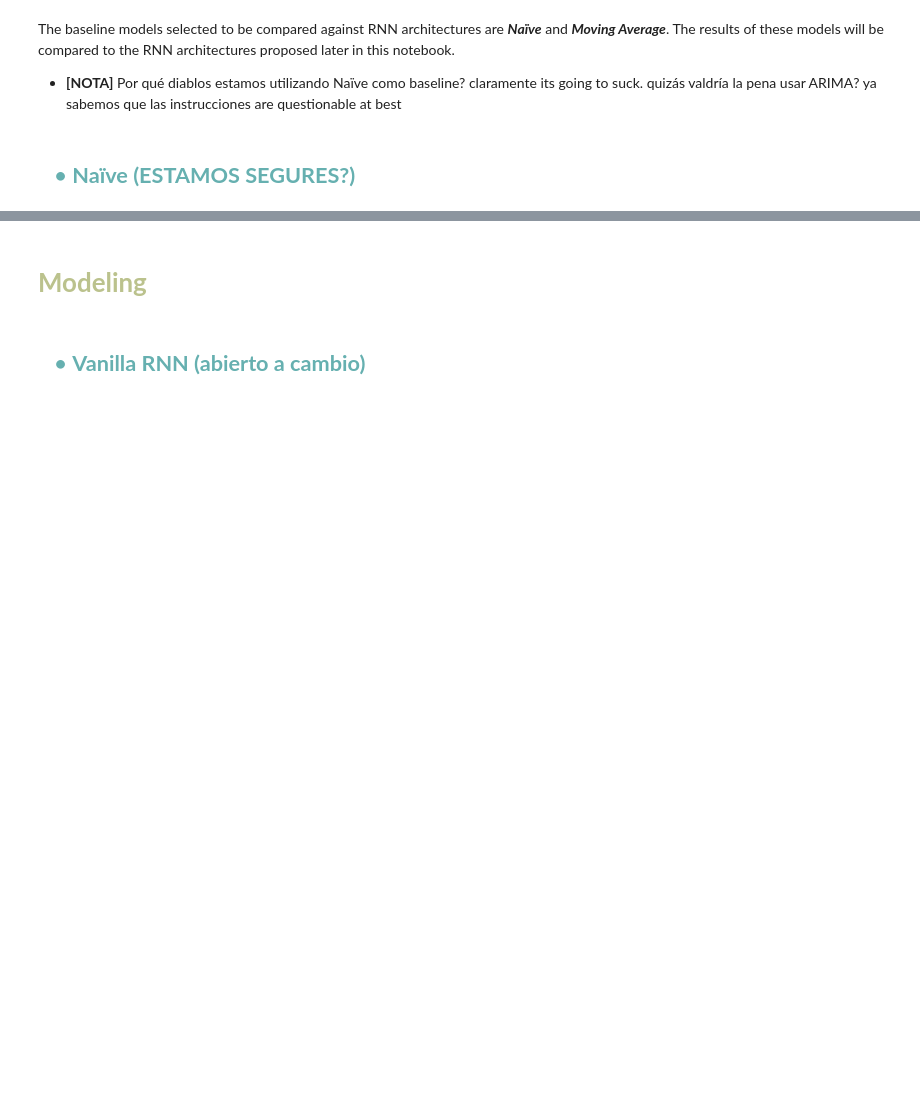
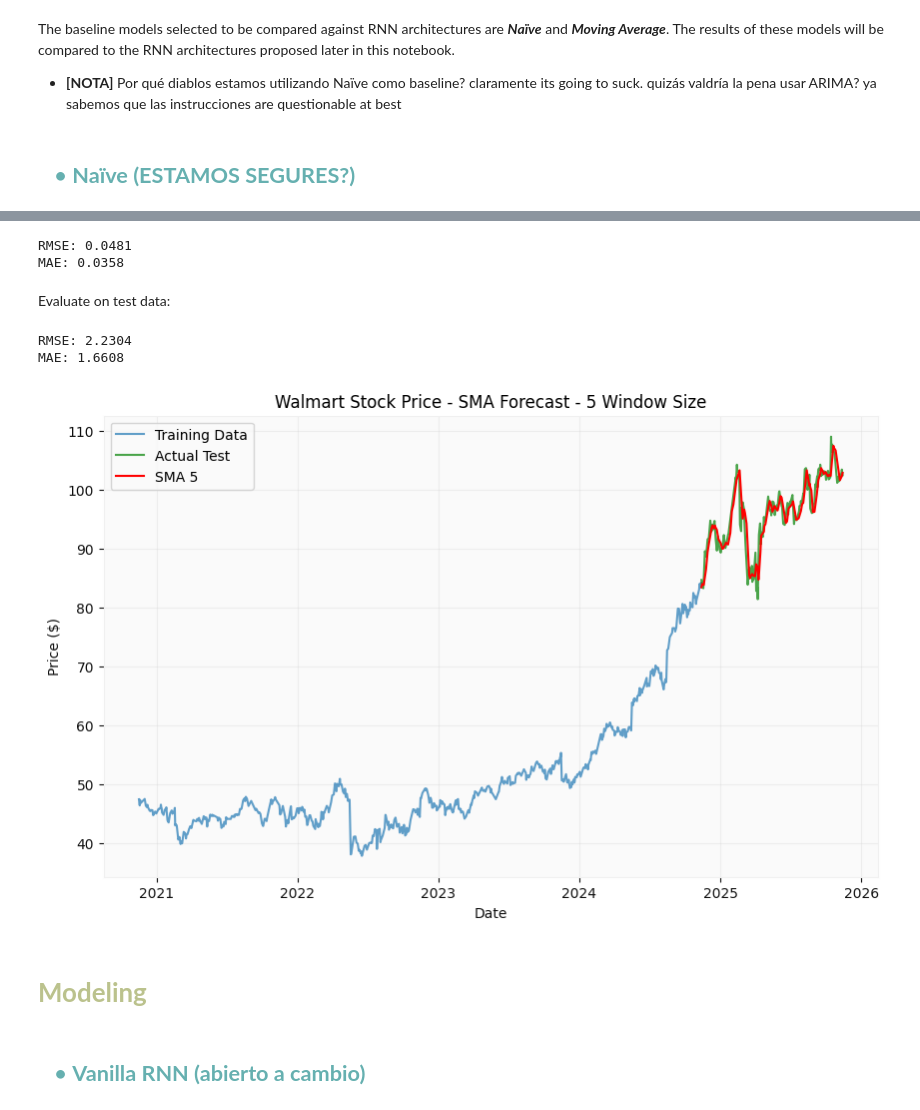
Before and after one commit to ch0fas/ML_Projects, a Jupyter notebook: L3_StockExchange/stock_exchange_forecasting.ipynb, the cells around one changed output, grey strips where cells are left out. Saved outputs shown, nothing was run; the diff lists cells and outputs as text; code cells hidden in the pictures; blank space fills up the shorter version.

```diff
--- a/L3_StockExchange/stock_exchange_forecasting.ipynb
+++ b/L3_StockExchange/stock_exchange_forecasting.ipynb
@@ -174,3 +231,51 @@ The baseline models selected to be compared against RNN architectures are _**Na
+# %%
+# Run the model
+preds_scaled = sma_forecast(train_df_scaled, test_df_scaled, 5)
+
+rmse_scaled = np.sqrt(mean_squared_error(test_df_scaled, preds_scaled))
+mae_scaled = mean_absolute_error(test_df_scaled, preds_scaled)
+
+print(f"RMSE: {rmse_scaled:.4f}")
+print(f'MAE: {mae_scaled:.4f}')
+# %% [output]
+RMSE: 0.0481
+MAE: 0.0358
+# %%
+# Re-scale the predictions, since they're in the MinMaxScale scale
+preds_original = scaler.inverse_transform(preds_scaled.reshape(-1, 1)).flatten()
+# %% [markdown]
+Evaluate on test data:
+# %%
+results = pd.DataFrame({
+    'Actual': test_df['Close'].values,
+    'SMA_Predicted': preds_original},
+    index=test_df.index)
+
+# Calculate metrics
+rmse = np.sqrt(mean_squared_error(results['Actual'], results['SMA_Predicted']))
+mae = mean_absolute_error(results['Actual'], results['SMA_Predicted'])
+
+print(f"RMSE: {rmse:.4f}")
+print(f"MAE: {mae:.4f}")
+# %% [output]
+RMSE: 2.2304
+MAE: 1.6608
+# %%
+plt.figure(figsize=(10, 6))
+
+plt.plot(train_df.index, train_df['Close'], label='Training Data', alpha=0.7)
+plt.plot(test_df.index, test_df['Close'], label='Actual Test', alpha=0.7, color='green')
+plt.plot(results.index, results['SMA_Predicted'], label=f'SMA 5', color='red')
+
+plt.title(f"Walmart Stock Price - SMA Forecast - 5 Window Size")
+plt.ylabel("Price ($)")
+plt.xlabel("Date")
+plt.legend()
+plt.grid(True, alpha=0.3)
+
+plt.show()
+# %% [output]
+[figure, added]
 # %% [markdown]
 # <font color= #bbc28d> **Modeling** </font>
 # %% [markdown]
```
Also changed, not shown: parts of 13 cells of this notebook.
